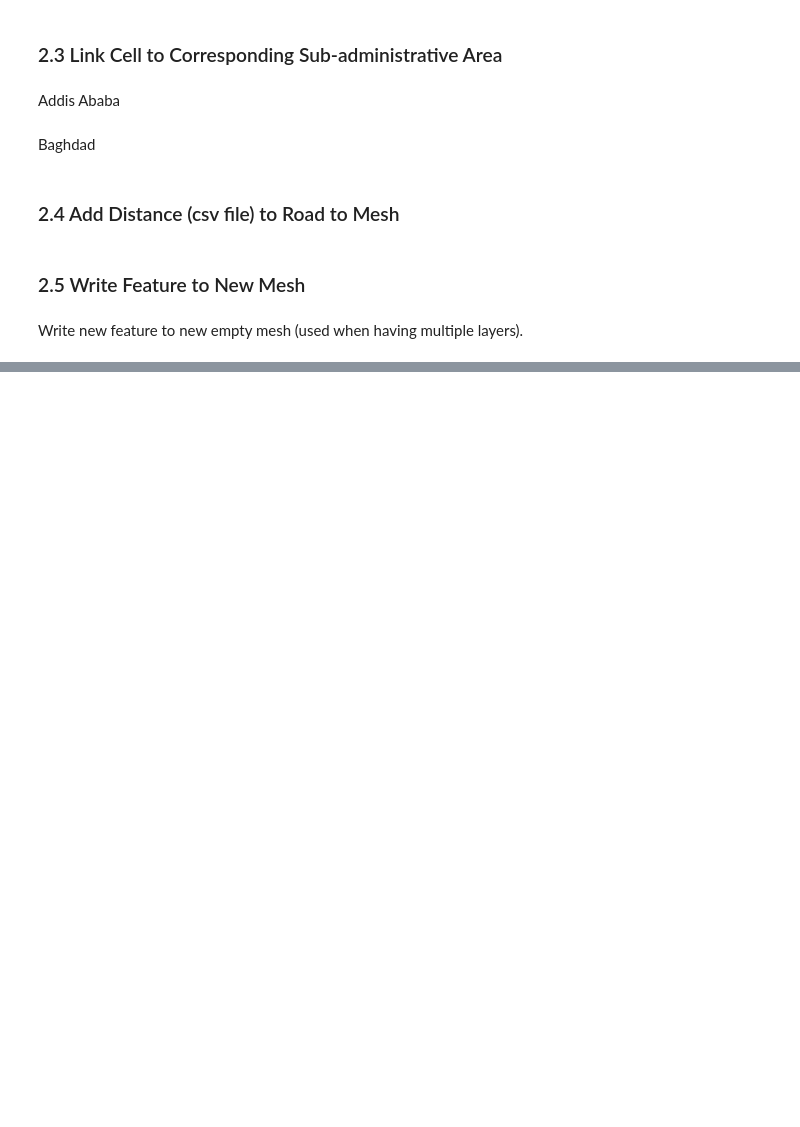
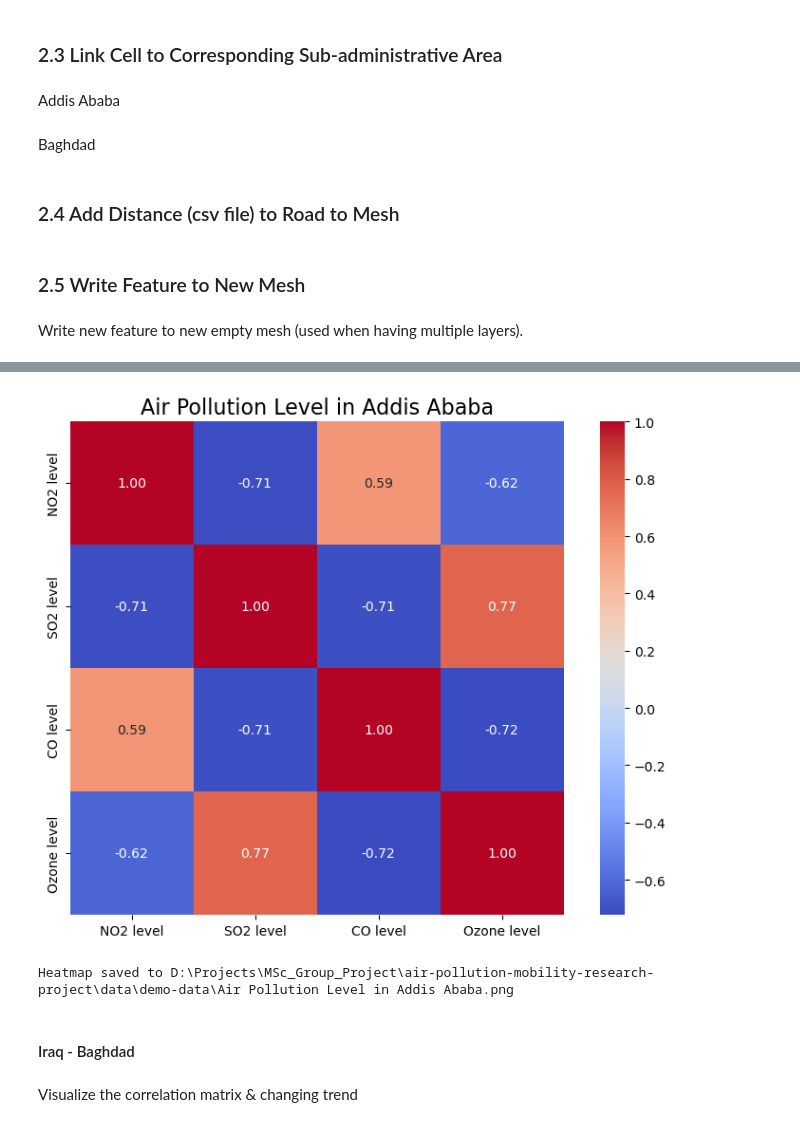
Before and after one commit to yixuan228/air-pollution-mobility-research-project, a Jupyter notebook: notebooks/appendix.ipynb, the cells around one changed output, grey strips where cells are left out. Drawn from its saved outputs; the diff is of its cells as text; code cells hidden in the pictures; blank space fills up the shorter version.

```diff
--- a/notebooks/appendix.ipynb
+++ b/notebooks/appendix.ipynb
@@ -1028,0 +1084,8 @@ write_single_column_to_new_mesh(folder_path=DATA_PATH / '1',
+# %%
+from visualization import plot_corr_matrix
+plot_corr_matrix(addis_air_plt, cols_of_interest=addis_air_plt.columns,output_path=DEMO_PATH,  plot_name='Air Pollution Level in Addis Ababa', figsize=(8, 6))
+# %% [output]
+[figure, added]
+Heatmap saved to D:\Projects\MSc_Group_Project\air-pollution-mobility-research-project\data\demo-data\Air Pollution Level in Addis Ababa.png
+# %% [markdown]
+#### Iraq - Baghdad
@@ -1028,0 +1106,2 @@ write_single_column_to_new_mesh(folder_path=DATA_PATH / '1',
+# %% [markdown]
+Visualize the correlation matrix & changing trend
```
Also changed, not shown: parts of 13 cells of this notebook, 6 other files.
